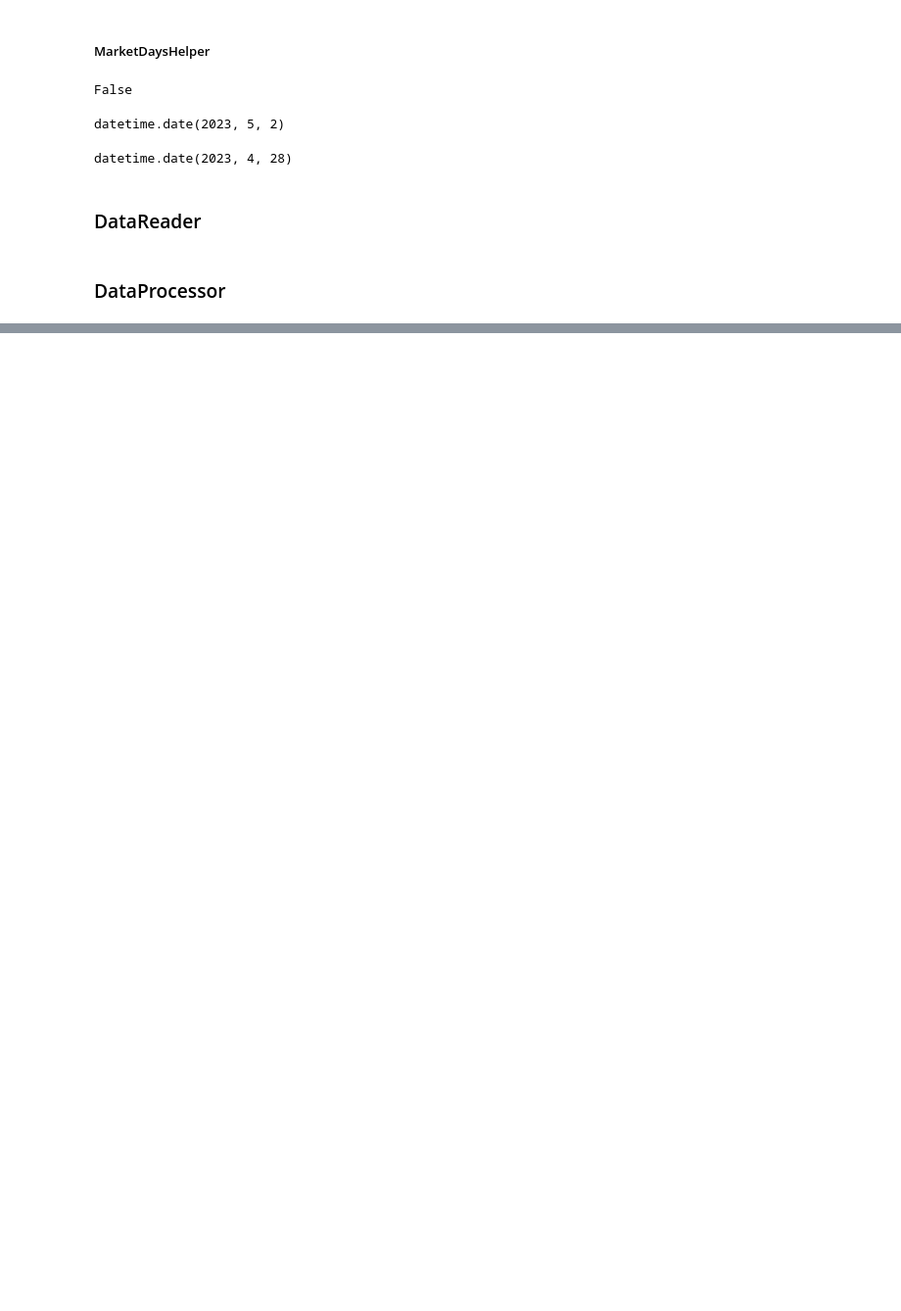
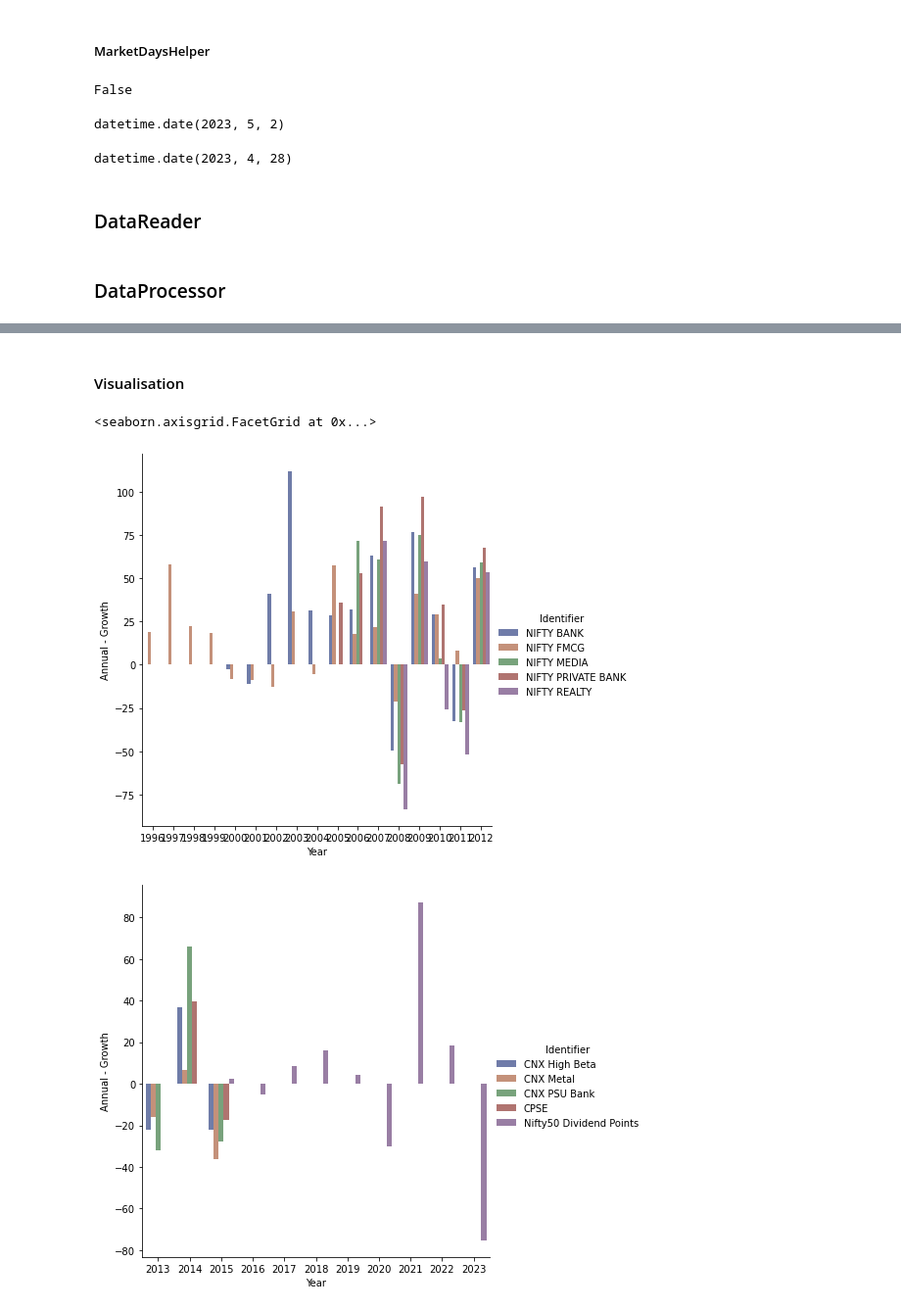
Before and after one commit to nareshrohra/markets_insights, a Jupyter notebook: src/test.ipynb, the cells around one changed output, grey strips where cells are left out. Shown at 98% size. Drawn from its saved outputs; the diff is of its cells as text; code cells hidden in the pictures; blank space fills up the shorter version.

```diff
--- a/src/test.ipynb
+++ b/src/test.ipynb
@@ -56,5 +85,6 @@ historicalDataProcessor = HistoricalDataProcessor()
 # %%
-from_date = datetime.date(2018, 1, 1)
-to_date = datetime.date(2023, 5, 22)
-historical_data = historicalDataProcessor.process(nseIndicesReader, {'from_date': from_date, 'to_date': to_date})
+from_date = datetime.date(1990, 1, 1)
+to_date = datetime.date(2023, 5, 29)
+#to_date = datetime.date.today()
+result_indices = historicalDataProcessor.process(nseIndicesReader, {'from_date': from_date, 'to_date': to_date})
 # %% [output]
@@ -104,0 +118,36 @@ grouped_data
+# %% [markdown]
+#### Visualisation
+# %%
+#result = result_equities
+result = result_indices
+# %%
+period = "Year"
+label = "Annual"
+period_grouped = result['yearly_grouped'].last().reset_index()
+
+#period = "Month"
+#label = "Monthly"
+#period_grouped = result['monthly_grouped'].first().reset_index()
+
+top5_gainers_ids = result['identifier_grouped'].last().reset_index().sort_values('Annual - Growth', ascending=False).head(5)['Identifier']
+top5_gainers = period_grouped[period_grouped['Identifier'].isin(top5_gainers_ids)]
+
+top5_looser_ids = result['identifier_grouped'].last().reset_index().sort_values('Annual - Growth', ascending=True).head(5)['Identifier']
+top5_loosers = period_grouped[period_grouped['Identifier'].isin(top5_looser_ids)]
+# %%
+sns.catplot(x=period, y=label + " - Growth",
+  data=top5_gainers,
+  kind="bar",
+  hue="Identifier",
+  palette="dark", alpha=.6, height=6
+)
+sns.catplot(x=period, y=label + " - Growth",
+  data=top5_loosers,
+  kind="bar",
+  hue="Identifier",
+  palette="dark", alpha=.6, height=6
+)
+# %% [output]
+<seaborn.axisgrid.FacetGrid at 0x...>
+[figure, added]
+[figure, added]
```
Also changed, not shown: parts of 20 cells of this notebook, 38 other files.
